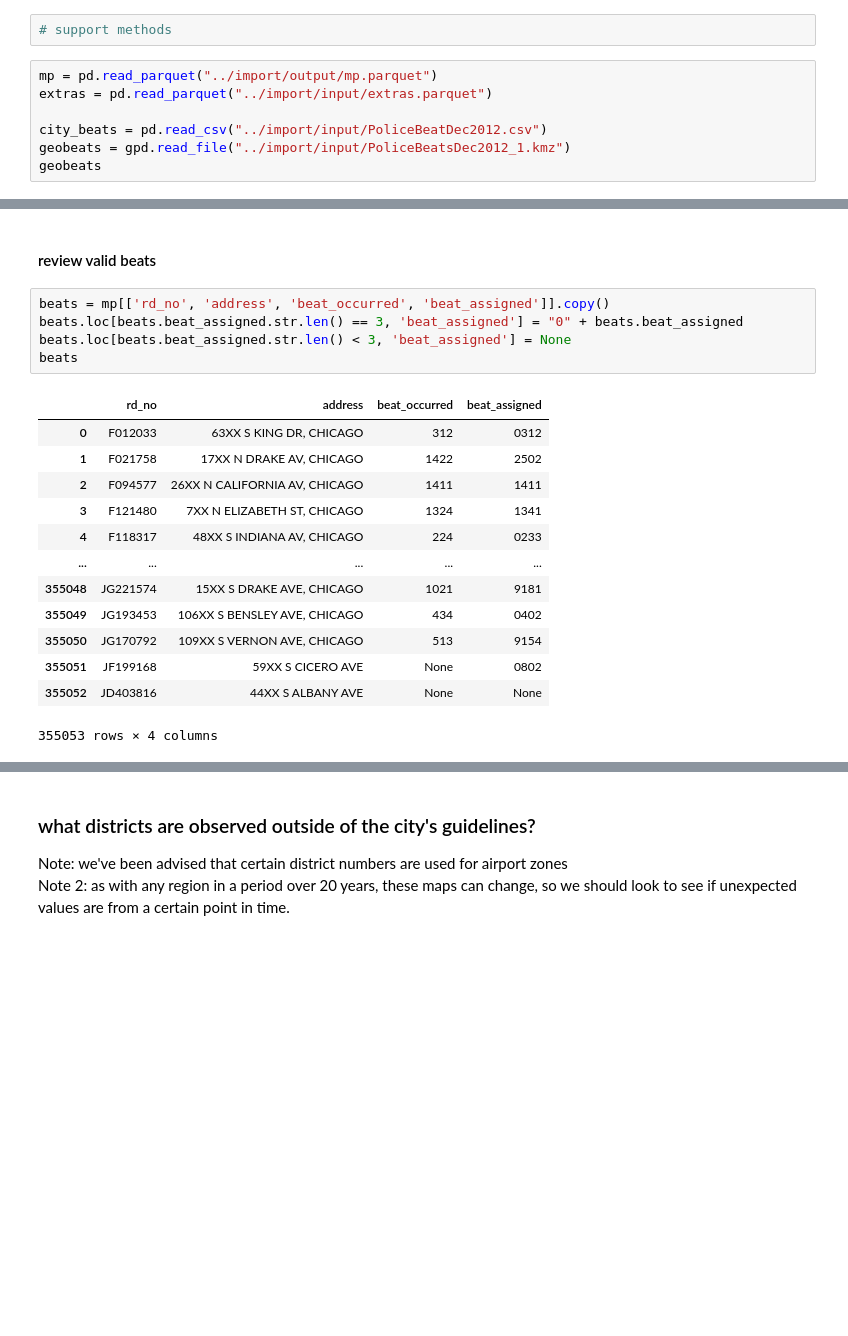
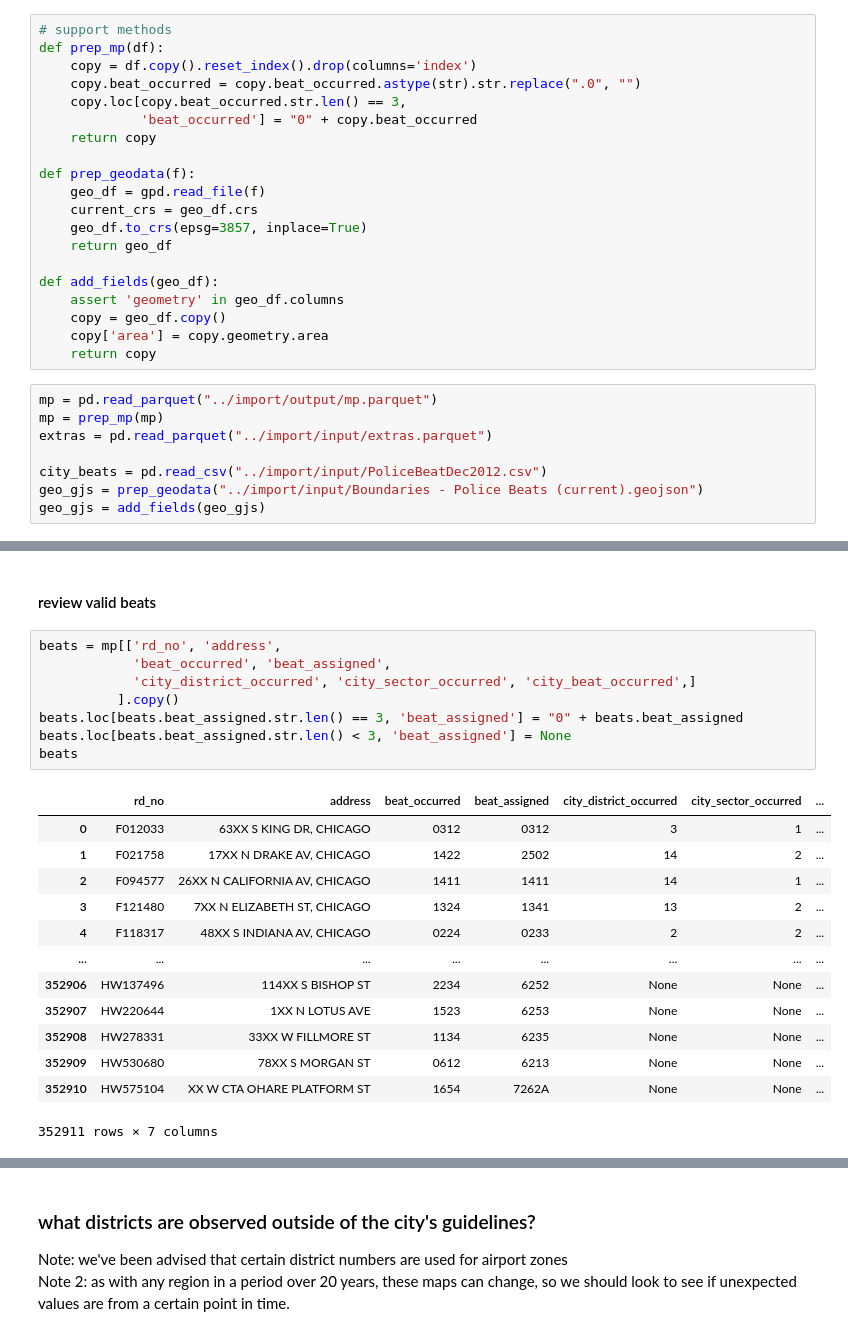
Before and after one commit to HRDAG/Chi-MP-data-story, a Jupyter notebook: notebooks/beats.ipynb, the cells around one changed output, grey strips where cells are left out. Cells and saved outputs as stored; diff of their text form; blank space fills up the shorter version.

```diff
--- a/notebooks/beats.ipynb
+++ b/notebooks/beats.ipynb
@@ -26,9 +23,28 @@ import mapclassify as mc
 # %%
 # support methods
+def prep_mp(df):
+    copy = df.copy().reset_index().drop(columns='index')
+    copy.beat_occurred = copy.beat_occurred.astype(str).str.replace(".0", "")
+    copy.loc[copy.beat_occurred.str.len() == 3,
+             'beat_occurred'] = "0" + copy.beat_occurred
+    return copy
+
+def prep_geodata(f):
+    geo_df = gpd.read_file(f)
+    current_crs = geo_df.crs
+    geo_df.to_crs(epsg=3857, inplace=True)
+    return geo_df
+
+def add_fields(geo_df):
+    assert 'geometry' in geo_df.columns
+    copy = geo_df.copy()
+    copy['area'] = copy.geometry.area
+    return copy
 # %%
 mp = pd.read_parquet("../import/output/mp.parquet")
+mp = prep_mp(mp)
 extras = pd.read_parquet("../import/input/extras.parquet")
 
 city_beats = pd.read_csv("../import/input/PoliceBeatDec2012.csv")
-geobeats = gpd.read_file("../import/input/PoliceBeatsDec2012_1.kmz")
-geobeats
+geo_gjs = prep_geodata("../import/input/Boundaries - Police Beats (current).geojson")
+geo_gjs = add_fields(geo_gjs)
@@ -183,24 +128,27 @@ mp.loc[mp.beat_assigned.str.len() < 3, ['rd_no', 'beat_occurred', 'beat_assigned
 # %% [markdown]
 #### review valid beats
 # %%
-beats = mp[['rd_no', 'address', 'beat_occurred', 'beat_assigned']].copy()
+beats = mp[['rd_no', 'address',
+            'beat_occurred', 'beat_assigned',
+            'city_district_occurred', 'city_sector_occurred', 'city_beat_occurred',]
+          ].copy()
 beats.loc[beats.beat_assigned.str.len() == 3, 'beat_assigned'] = "0" + beats.beat_assigned
 beats.loc[beats.beat_assigned.str.len() < 3, 'beat_assigned'] = None
 beats
 # %% [output]
-|  | rd_no | address | beat_occurred | beat_assigned |
-| 0 | F012033 | 63XX S KING DR, CHICAGO | 312 | 0312 |
-| 1 | F021758 | 17XX N DRAKE AV, CHICAGO | 1422 | 2502 |
-| 2 | F094577 | 26XX N CALIFORNIA AV, CHICAGO | 1411 | 1411 |
-| 3 | F121480 | 7XX N ELIZABETH ST, CHICAGO | 1324 | 1341 |
-| 4 | F118317 | 48XX S INDIANA AV, CHICAGO | 224 | 0233 |
-| ... | ... | ... | ... | ... |
-| 355048 | JG221574 | 15XX S DRAKE AVE, CHICAGO | 1021 | 9181 |
-| 355049 | JG193453 | 106XX S BENSLEY AVE, CHICAGO | 434 | 0402 |
-| 355050 | JG170792 | 109XX S VERNON AVE, CHICAGO | 513 | 9154 |
-| 355051 | JF199168 | 59XX S CICERO AVE | None | 0802 |
-| 355052 | JD403816 | 44XX S ALBANY AVE | None | None |
+|  | rd_no | address | beat_occurred | beat_assigned | city_district_occurred | city_sector_occurred | ... |
+| 0 | F012033 | 63XX S KING DR, CHICAGO | 0312 | 0312 | 3 | 1 | ... |
+| 1 | F021758 | 17XX N DRAKE AV, CHICAGO | 1422 | 2502 | 14 | 2 | ... |
+| 2 | F094577 | 26XX N CALIFORNIA AV, CHICAGO | 1411 | 1411 | 14 | 1 | ... |
+| 3 | F121480 | 7XX N ELIZABETH ST, CHICAGO | 1324 | 1341 | 13 | 2 | ... |
+| 4 | F118317 | 48XX S INDIANA AV, CHICAGO | 0224 | 0233 | 2 | 2 | ... |
+| ... | ... | ... | ... | ... | ... | ... | ... |
+| 352906 | HW137496 | 114XX S BISHOP ST | 2234 | 6252 | None | None | ... |
+| 352907 | HW220644 | 1XX N LOTUS AVE | 1523 | 6253 | None | None | ... |
+| 352908 | HW278331 | 33XX W FILLMORE ST | 1134 | 6235 | None | None | ... |
+| 352909 | HW530680 | 78XX S MORGAN ST | 0612 | 6213 | None | None | ... |
+| 352910 | HW575104 | XX W CTA OHARE PLATFORM ST | 1654 | 7262A | None | None | ... |
-355053 rows × 4 columns
+352911 rows × 7 columns
 # %%
 # how often is the beat_assigned the same as the occurence beat?
 beats.loc[beats.beat_occurred == beats.beat_assigned].shape[0]
```
Also changed, not shown: parts of 48 cells of this notebook, 2 other files.
